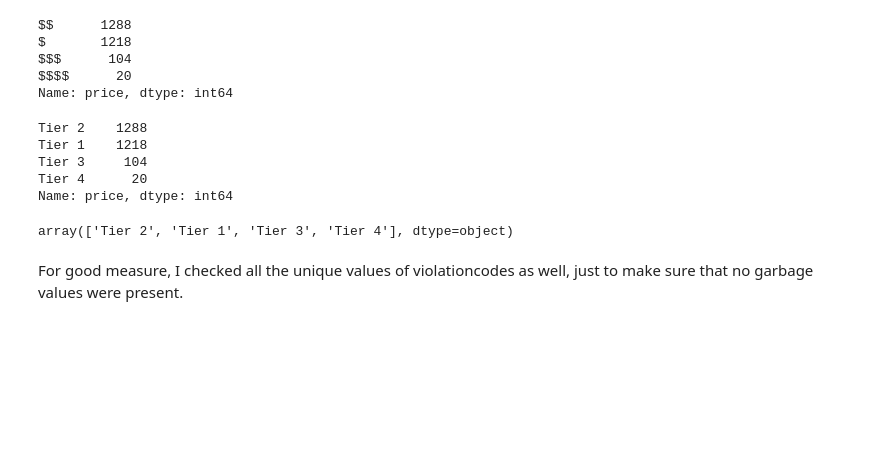
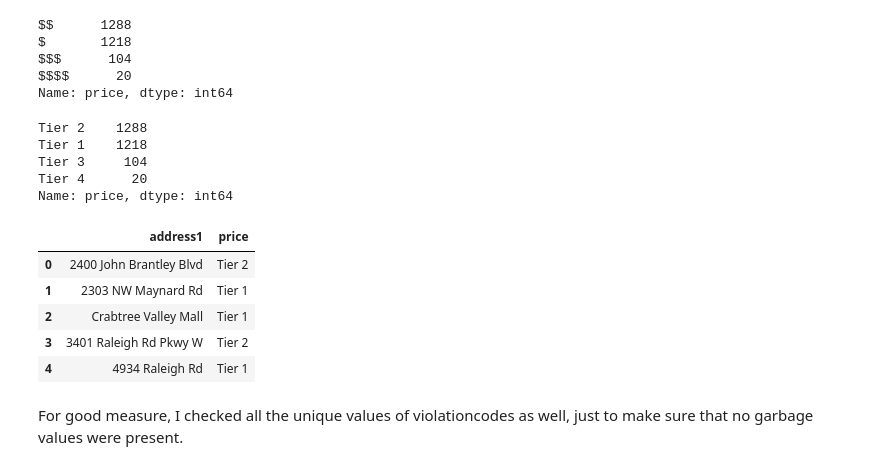
Before and after one commit to COGS108/individual_sp20, a Jupyter notebook: final_project/FinalProject_A14541910.ipynb, the cells around one changed output. Cells and saved outputs as stored; diff of their text form; code cells hidden in the pictures; blank space fills up the shorter version.

```diff
--- a/final_project/FinalProject_A14541910.ipynb
+++ b/final_project/FinalProject_A14541910.ipynb
@@ -209,10 +209,15 @@ Tier 1    1218
 Tier 3     104
 Tier 4      20
 Name: price, dtype: int64
-# %%
-yelp['price'].unique()
-# %% [output]
-array(['Tier 2', 'Tier 1', 'Tier 3', 'Tier 4'], dtype=object)
+# %%
+yelp.head()
+# %% [output]
+|  | address1 | price |
+| 0 | 2400 John Brantley Blvd | Tier 2 |
+| 1 | 2303 NW Maynard Rd | Tier 1 |
+| 2 | Crabtree Valley Mall | Tier 1 |
+| 3 | 3401 Raleigh Rd Pkwy W | Tier 2 |
+| 4 | 4934 Raleigh Rd | Tier 1 |
 # %% [markdown]
 For good measure, I checked all the unique values of violationcodes as well, just to make sure that no garbage values were present.
 # %%
```
Also changed, not shown: parts of 1 cell of this notebook.
